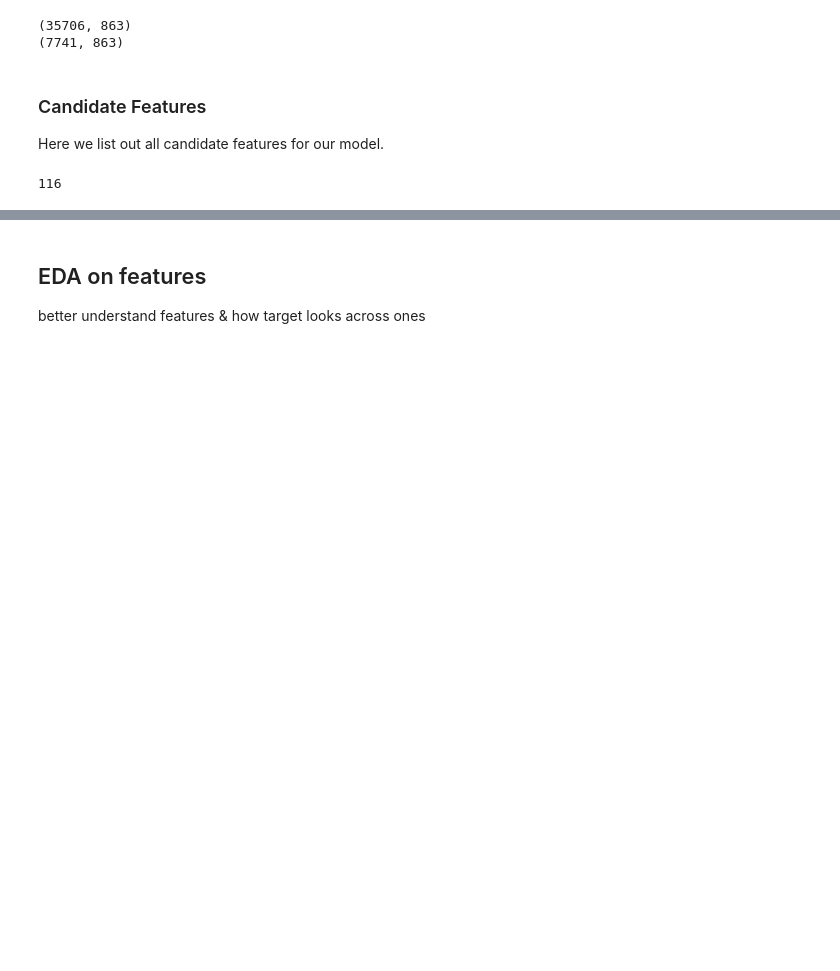
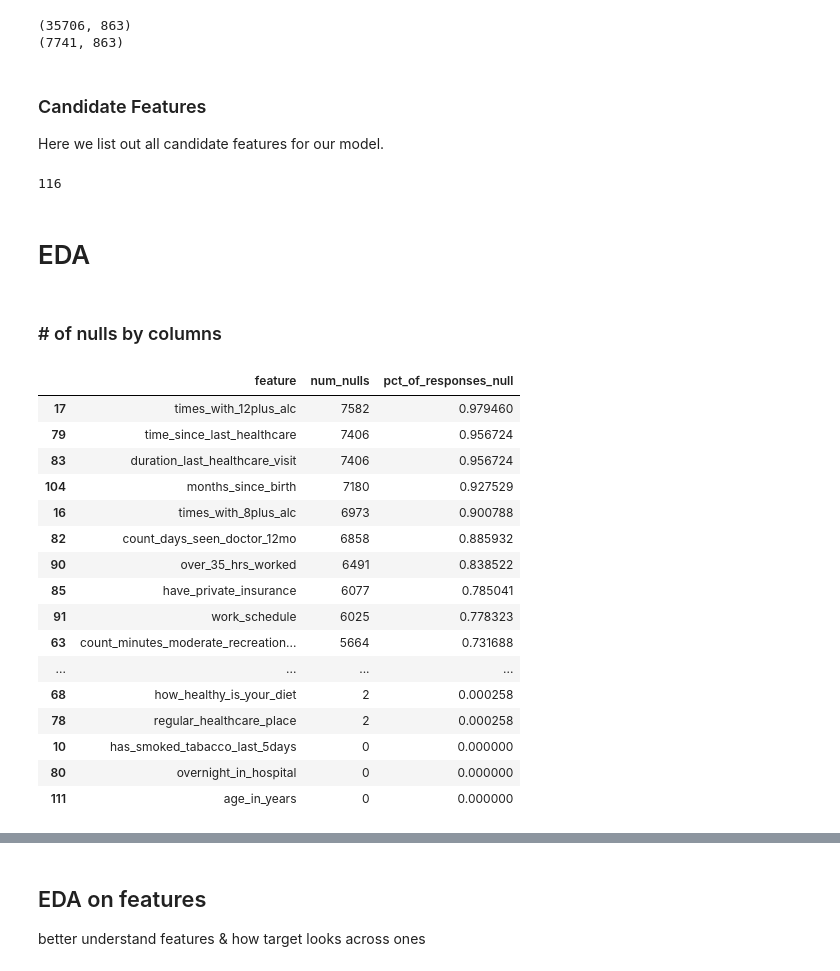
Before and after one commit to orenscarmeli/capstone210-ppd-carmeli_chari_hand_lee, a Jupyter notebook: eda/survey_data_eda_final.ipynb, the cells around one changed output, grey strips where cells are left out. Saved outputs shown, nothing was run; the diff lists cells and outputs as text; code cells hidden in the pictures; blank space fills up the shorter version.

```diff
--- a/eda/survey_data_eda_final.ipynb
+++ b/eda/survey_data_eda_final.ipynb
@@ -255,3 +255,7 @@ candidate_features = dep_screener_cols + \
 len(candidate_features)
 # %% [output]
 116
+# %% [markdown]
+# EDA
+# %% [markdown]
+### # of nulls by columns
@@ -257,0 +265,27 @@ len(candidate_features)
+# %%
+null_value_tot = pd.DataFrame(
+    cdc_survey_pmom[candidate_features].isna().sum())\
+    .rename(columns={0:'num_nulls'}
+).reset_index()
+null_value_tot = null_value_tot.sort_values(by = 'num_nulls',ascending=False)
+null_value_tot['pct_of_responses_null'] = null_value_tot['num_nulls'] / cdc_survey_pmom.shape[0]
+null_value_tot.rename(columns={'index':'feature'},inplace=True)
+null_value_tot
+# %% [output]
+|  | feature | num_nulls | pct_of_responses_null |
+| 17 | times_with_12plus_alc | 7582 | 0.979460 |
+| 79 | time_since_last_healthcare | 7406 | 0.956724 |
+| 83 | duration_last_healthcare_visit | 7406 | 0.956724 |
+| 104 | months_since_birth | 7180 | 0.927529 |
+| 16 | times_with_8plus_alc | 6973 | 0.900788 |
+| 82 | count_days_seen_doctor_12mo | 6858 | 0.885932 |
+| 90 | over_35_hrs_worked | 6491 | 0.838522 |
+| 85 | have_private_insurance | 6077 | 0.785041 |
+| 91 | work_schedule | 6025 | 0.778323 |
+| 63 | count_minutes_moderate_recreation... | 5664 | 0.731688 |
+| ... | ... | ... | ... |
+| 68 | how_healthy_is_your_diet | 2 | 0.000258 |
+| 78 | regular_healthcare_place | 2 | 0.000258 |
+| 10 | has_smoked_tabacco_last_5days | 0 | 0.000000 |
+| 80 | overnight_in_hospital | 0 | 0.000000 |
+| 111 | age_in_years | 0 | 0.000000 |
```
Also changed, not shown: parts of 9 cells of this notebook.
